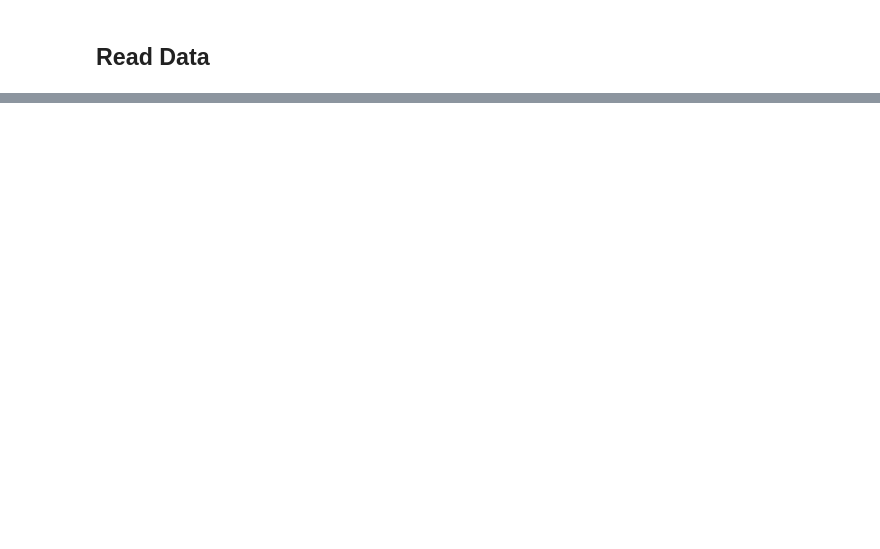
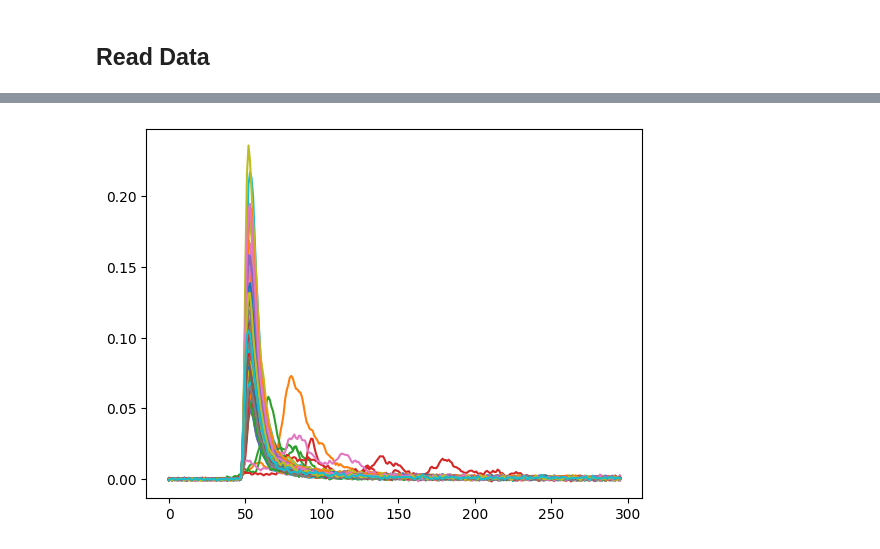
Before and after one commit to eberthol/PSD_GMVA_paper, a Jupyter notebook: synthetic_data/SyntheticData.ipynb, the cells around one changed output, grey strips where cells are left out. Drawn from its saved outputs; the diff is of its cells as text; code cells hidden in the pictures; blank space fills up the shorter version.

```diff
--- a/synthetic_data/SyntheticData.ipynb
+++ b/synthetic_data/SyntheticData.ipynb
@@ -69,0 +64,3 @@ ref_plot(X_val, Y_val, Npulses = 100, txt = 'validation'); # validation: pulses
+# %%
+totals = get_total_integral(data_merged)
+totals.shape
@@ -69,0 +69,17 @@ ref_plot(X_val, Y_val, Npulses = 100, txt = 'validation'); # validation: pulses
+# %%
+minVsamples, maxVsamples = 0.8, 3.5
+mask = (totals >= minVsamples) & (totals <= maxVsamples)
+selection = data_merged[mask]
+labels_sel = labels_merged[mask]
+print('Ntot = ', selection.shape)
+print('Ng = ', selection[labels_sel == 0].shape)
+print('Nn = ', selection[labels_sel == 1].shape)
+print('Ng = ', selection[labels_sel == 0].shape[0]/selection[labels_sel == 1].shape[0])
+print(f'energy equivalent:[{convert_volts_to_energy(minVsamples):.1f}, {convert_volts_to_energy(maxVsamples):.1f}] keVee')
+
+Vpeak = np.max(selection, axis=1)
+Vpeak_min, Vpeak_max = np.min(Vpeak), np.max(Vpeak)
+print(f'Peak Amplitude:[{Vpeak_min:.2f}, {Vpeak_max:.2f}] V')
+
+neutrons_sel = selection[labels_sel == 1]
+gammas_sel = selection[labels_sel == 0]
@@ -69,0 +100,6 @@ ref_plot(X_val, Y_val, Npulses = 100, txt = 'validation'); # validation: pulses
+# %%
+for i in range(100):
+    # plt.plot(gammas_sel[i]);
+    plt.plot(neutrons_sel[i]);
+# %% [output]
+[figure, added]
```
Also changed, not shown: parts of 33 cells of this notebook, 2 other files.
